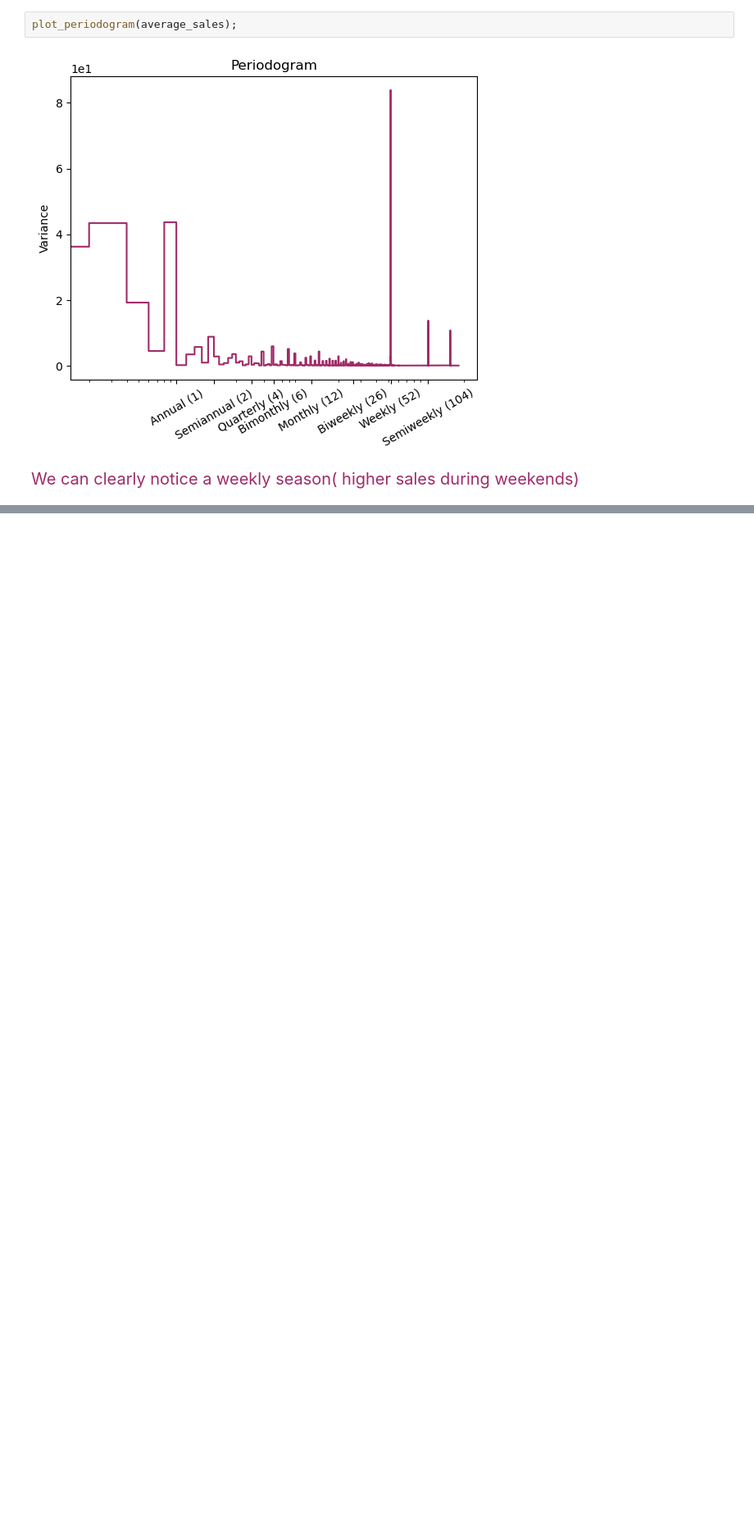
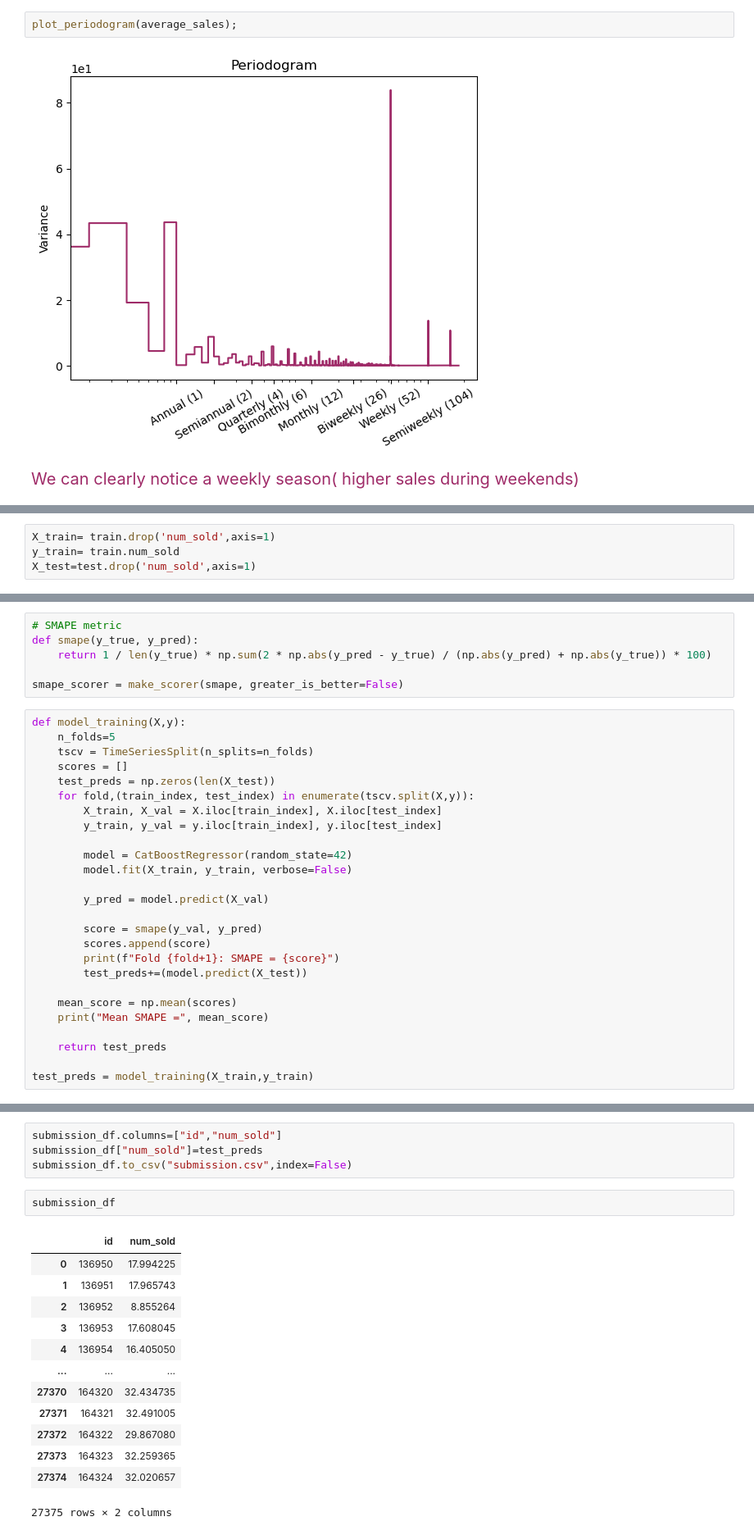
Before and after one commit to niveditha-vudayagiri/ny-taxifare-prediction, a Jupyter notebook: mini-course-sales-full-eda-seasonality-analysis.ipynb, the cells around one changed output, grey strips where cells are left out. Shown at 82% size. Cells and saved outputs as stored; diff of their text form; blank space fills up the shorter version.

```diff
--- a/mini-course-sales-full-eda-seasonality-analysis.ipynb
+++ b/mini-course-sales-full-eda-seasonality-analysis.ipynb
@@ -365,0 +575,4 @@ plot_periodogram(average_sales);
+# %%
+X_train= train.drop('num_sold',axis=1)
+y_train= train.num_sold
+X_test=test.drop('num_sold',axis=1)
@@ -365,0 +585,32 @@ plot_periodogram(average_sales);
+# %%
+# SMAPE metric
+def smape(y_true, y_pred):
+    return 1 / len(y_true) * np.sum(2 * np.abs(y_pred - y_true) / (np.abs(y_pred) + np.abs(y_true)) * 100)
+
+smape_scorer = make_scorer(smape, greater_is_better=False)
+# %%
+def model_training(X,y):
+    n_folds=5
+    tscv = TimeSeriesSplit(n_splits=n_folds)
+    scores = []
+    test_preds = np.zeros(len(X_test))
+    for fold,(train_index, test_index) in enumerate(tscv.split(X,y)):
+        X_train, X_val = X.iloc[train_index], X.iloc[test_index]
+        y_train, y_val = y.iloc[train_index], y.iloc[test_index]
+
+        model = CatBoostRegressor(random_state=42)
+        model.fit(X_train, y_train, verbose=False)
+
+        y_pred = model.predict(X_val)
+
+        score = smape(y_val, y_pred)
+        scores.append(score)
+        print(f"Fold {fold+1}: SMAPE = {score}")
+        test_preds+=(model.predict(X_test))
+
+    mean_score = np.mean(scores)
+    print("Mean SMAPE =", mean_score)
+
+    return test_preds
+
+test_preds = model_training(X_train,y_train)
@@ -365,0 +624,20 @@ plot_periodogram(average_sales);
+# %%
+submission_df.columns=["id","num_sold"]
+submission_df["num_sold"]=test_preds
+submission_df.to_csv("submission.csv",index=False)
+# %%
+submission_df
+# %% [output]
+|  | id | num_sold |
+| 0 | 136950 | 17.994225 |
+| 1 | 136951 | 17.965743 |
+| 2 | 136952 | 8.855264 |
+| 3 | 136953 | 17.608045 |
+| 4 | 136954 | 16.405050 |
+| ... | ... | ... |
+| 27370 | 164320 | 32.434735 |
+| 27371 | 164321 | 32.491005 |
+| 27372 | 164322 | 29.867080 |
+| 27373 | 164323 | 32.259365 |
+| 27374 | 164324 | 32.020657 |
+27375 rows × 2 columns
```
Also changed, not shown: parts of 27 cells of this notebook.
